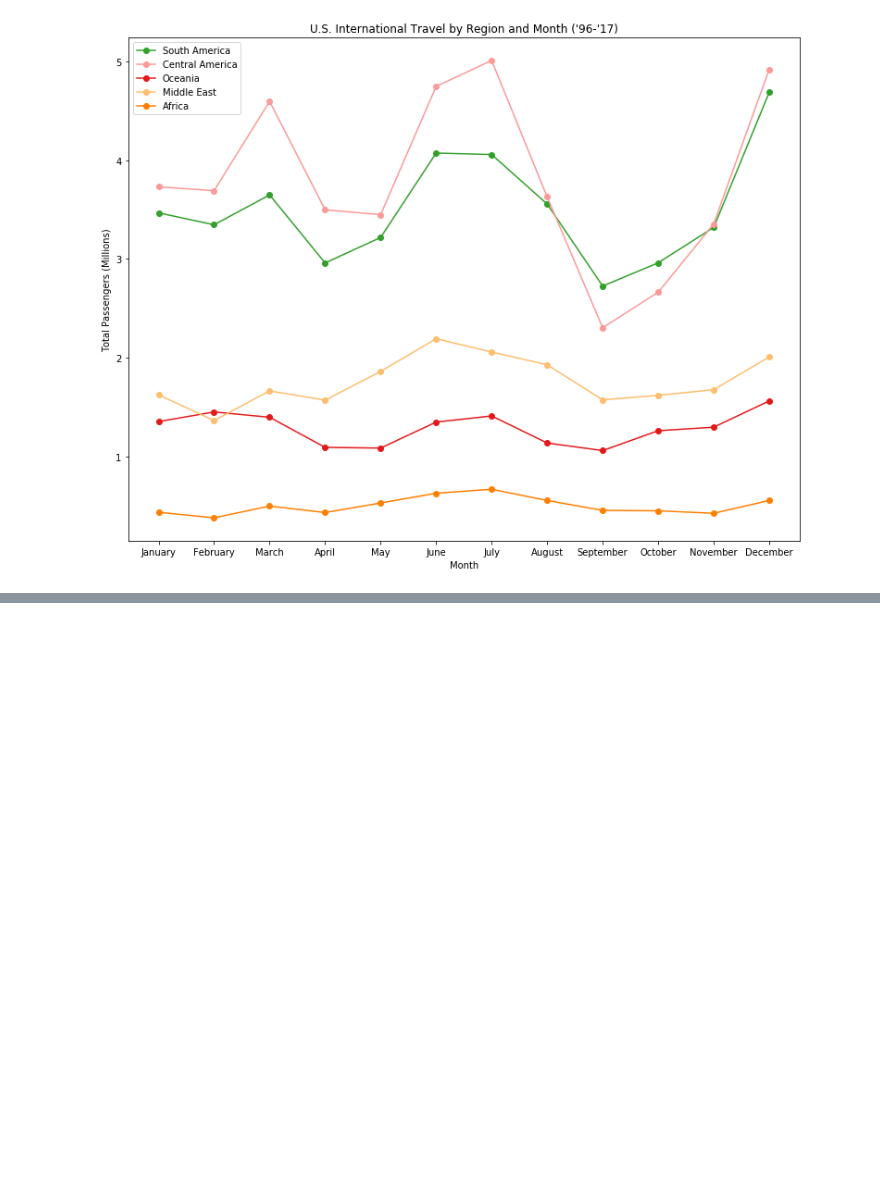
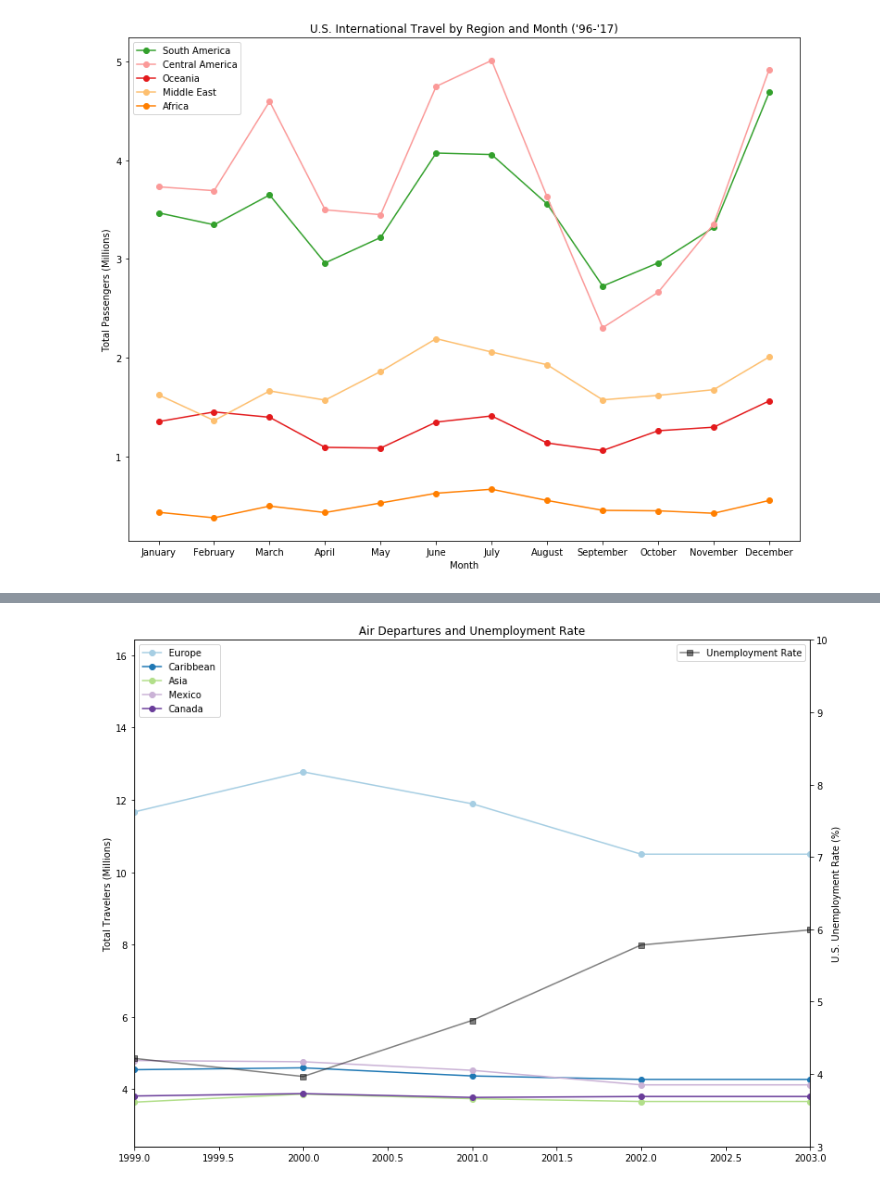
Before and after one commit to ejhagee/Project-One, a Jupyter notebook: data analysis coce/Yearly Region Charts.ipynb, the cells around one changed output, grey strips where cells are left out. Drawn from its saved outputs; the diff is of its cells as text; code cells hidden in the pictures; blank space fills up the shorter version.

```diff
--- a/data analysis coce/Yearly Region Charts.ipynb
+++ b/data analysis coce/Yearly Region Charts.ipynb
@@ -416,0 +480,45 @@ plt.show()
+# %%
+#do same for less traveled destinations
+fig = plt.figure(figsize = (13, 10))
+ax = fig.add_subplot(111)
+
+small_amounts = ['Central America', 'South America', 'Middle East', 'Africa', 'Oceania']
+
+#start with a number to select the color
+color_idx = 0
+#cycle through columns
+for column in years_df.drop('Year', axis = 1):
+    if column not in small_amounts:
+        ax.plot(years_df['Year'], years_df[column]/1000000, marker = 'o',
+                 color = color_pallette(color_idx), label = column)
+    color_idx += 1
+
+#set limit to 1999 to 2003
+ax.set_xlim(1999, 2003)
+
+#add unemployment data on a secondary y-axis
+ax2 = ax.twinx()
+ax2.plot(unemp_df['Year'], unemp_df['Unemployment Rate'], 's-', color = 'k',
+         alpha = 0.5, label = 'Unemployment Rate')
+
+#set limit
+ax2.set_ylim(3, 10)
+
+#plot a legend
+ax.legend(loc = 'upper left')
+ax2.legend(loc = 'best')
+
+#plot title and axis labels
+plt.title('Air Departures and Unemployment Rate')
+plt.xlabel('Year')
+ax.set_ylabel('Total Travelers (Millions)')
+ax2.set_ylabel('U.S. Unemployment Rate (%)')
+
+#save figure
+output_path = os.path.join('..', 'images', 'departures_and_unemployment_small.png')
+plt.savefig(output_path)
+
+#show figure
+plt.show()
+# %% [output]
+[figure, added]
```
Also changed, not shown: parts of 13 cells of this notebook, 3 other files.
